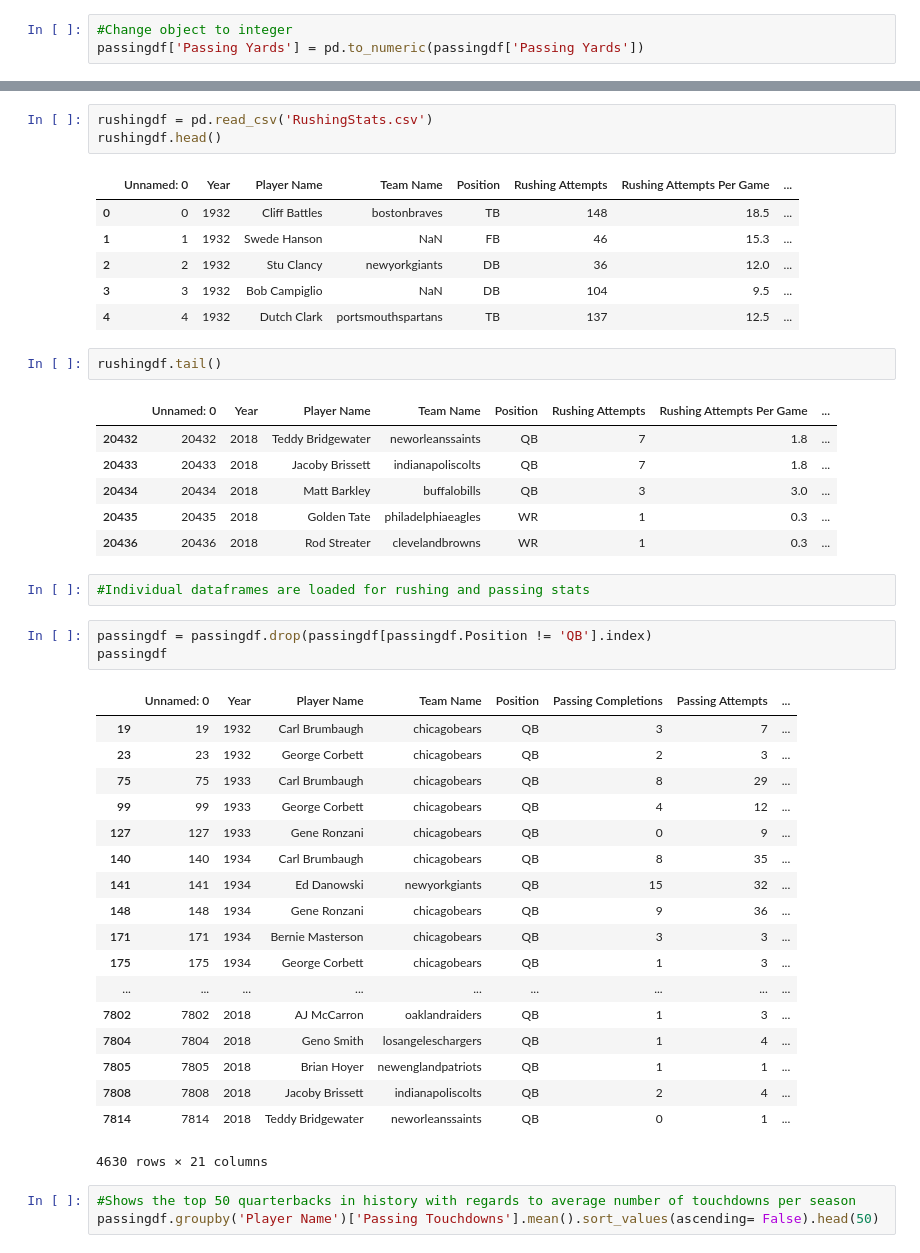
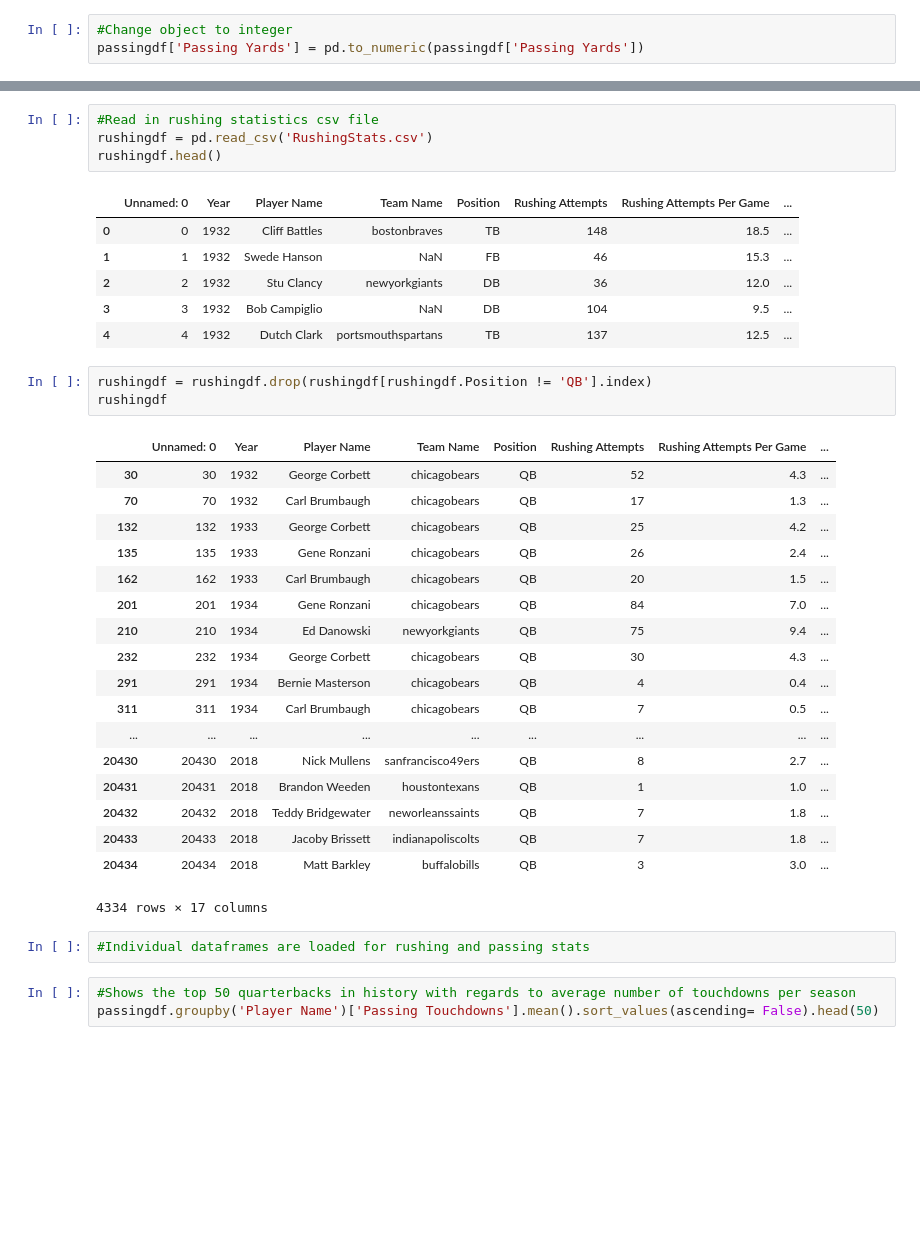
Before and after one commit to pmhoward96/DataAnalyticsProject, a Jupyter notebook: Stats Workbook.ipynb, the cells around one changed output, grey strips where cells are left out. Saved outputs shown, nothing was run; the diff lists cells and outputs as text; blank space fills up the shorter version.

Commit message:
Slice and Dice (Passing)

```diff
--- a/Stats Workbook.ipynb
+++ b/Stats Workbook.ipynb
@@ -109,4 +278,5 @@ memory usage: 1.3+ MB
 # %%
+#Read in rushing statistics csv file
 rushingdf = pd.read_csv('RushingStats.csv')
 rushingdf.head()
 # %% [output]
@@ -116,39 +286,30 @@ rushingdf.head()
 | 2 | 2 | 1932 | Stu Clancy | newyorkgiants | DB | 36 | 12.0 | ... |
 | 3 | 3 | 1932 | Bob Campiglio | NaN | DB | 104 | 9.5 | ... |
 | 4 | 4 | 1932 | Dutch Clark | portsmouthspartans | TB | 137 | 12.5 | ... |
-# %%
-rushingdf.tail()
-# %% [output]
-|  | Unnamed: 0 | Year | Player Name | Team Name | Position | Rushing Attempts | Rushing Attempts Per Game | ... |
-| 20432 | 20432 | 2018 | Teddy Bridgewater | neworleanssaints | QB | 7 | 1.8 | ... |
-| 20433 | 20433 | 2018 | Jacoby Brissett | indianapoliscolts | QB | 7 | 1.8 | ... |
-| 20434 | 20434 | 2018 | Matt Barkley | buffalobills | QB | 3 | 3.0 | ... |
-| 20435 | 20435 | 2018 | Golden Tate | philadelphiaeagles | WR | 1 | 0.3 | ... |
-| 20436 | 20436 | 2018 | Rod Streater | clevelandbrowns | WR | 1 | 0.3 | ... |
+# %%
+rushingdf = rushingdf.drop(rushingdf[rushingdf.Position != 'QB'].index)
+rushingdf
+# %% [output]
+|  | Unnamed: 0 | Year | Player Name | Team Name | Position | Rushing Attempts | Rushing Attempts Per Game | ... |
+| 30 | 30 | 1932 | George Corbett | chicagobears | QB | 52 | 4.3 | ... |
+| 70 | 70 | 1932 | Carl Brumbaugh | chicagobears | QB | 17 | 1.3 | ... |
+| 132 | 132 | 1933 | George Corbett | chicagobears | QB | 25 | 4.2 | ... |
+| 135 | 135 | 1933 | Gene Ronzani | chicagobears | QB | 26 | 2.4 | ... |
+| 162 | 162 | 1933 | Carl Brumbaugh | chicagobears | QB | 20 | 1.5 | ... |
+| 201 | 201 | 1934 | Gene Ronzani | chicagobears | QB | 84 | 7.0 | ... |
+| 210 | 210 | 1934 | Ed Danowski | newyorkgiants | QB | 75 | 9.4 | ... |
+| 232 | 232 | 1934 | George Corbett | chicagobears | QB | 30 | 4.3 | ... |
+| 291 | 291 | 1934 | Bernie Masterson | chicagobears | QB | 4 | 0.4 | ... |
+| 311 | 311 | 1934 | Carl Brumbaugh | chicagobears | QB | 7 | 0.5 | ... |
+| ... | ... | ... | ... | ... | ... | ... | ... | ... |
+| 20430 | 20430 | 2018 | Nick Mullens | sanfrancisco49ers | QB | 8 | 2.7 | ... |
+| 20431 | 20431 | 2018 | Brandon Weeden | houstontexans | QB | 1 | 1.0 | ... |
+| 20432 | 20432 | 2018 | Teddy Bridgewater | neworleanssaints | QB | 7 | 1.8 | ... |
+| 20433 | 20433 | 2018 | Jacoby Brissett | indianapoliscolts | QB | 7 | 1.8 | ... |
+| 20434 | 20434 | 2018 | Matt Barkley | buffalobills | QB | 3 | 3.0 | ... |
+4334 rows × 17 columns
 # %%
 #Individual dataframes are loaded for rushing and passing stats
-# %%
-passingdf = passingdf.drop(passingdf[passingdf.Position != 'QB'].index)
-passingdf
-# %% [output]
-|  | Unnamed: 0 | Year | Player Name | Team Name | Position | Passing Completions | Passing Attempts | ... |
-| 19 | 19 | 1932 | Carl Brumbaugh | chicagobears | QB | 3 | 7 | ... |
-| 23 | 23 | 1932 | George Corbett | chicagobears | QB | 2 | 3 | ... |
-| 75 | 75 | 1933 | Carl Brumbaugh | chicagobears | QB | 8 | 29 | ... |
-| 99 | 99 | 1933 | George Corbett | chicagobears | QB | 4 | 12 | ... |
-| 127 | 127 | 1933 | Gene Ronzani | chicagobears | QB | 0 | 9 | ... |
-| 140 | 140 | 1934 | Carl Brumbaugh | chicagobears | QB | 8 | 35 | ... |
-| 141 | 141 | 1934 | Ed Danowski | newyorkgiants | QB | 15 | 32 | ... |
-| 148 | 148 | 1934 | Gene Ronzani | chicagobears | QB | 9 | 36 | ... |
-| 171 | 171 | 1934 | Bernie Masterson | chicagobears | QB | 3 | 3 | ... |
-| 175 | 175 | 1934 | George Corbett | chicagobears | QB | 1 | 3 | ... |
-| ... | ... | ... | ... | ... | ... | ... | ... | ... |
-| 7802 | 7802 | 2018 | AJ McCarron | oaklandraiders | QB | 1 | 3 | ... |
-| 7804 | 7804 | 2018 | Geno Smith | losangeleschargers | QB | 1 | 4 | ... |
-| 7805 | 7805 | 2018 | Brian Hoyer | newenglandpatriots | QB | 1 | 1 | ... |
-| 7808 | 7808 | 2018 | Jacoby Brissett | indianapoliscolts | QB | 2 | 4 | ... |
-| 7814 | 7814 | 2018 | Teddy Bridgewater | neworleanssaints | QB | 0 | 1 | ... |
-4630 rows × 21 columns
 # %%
 #Shows the top 50 quarterbacks in history with regards to average number of touchdowns per season
 passingdf.groupby('Player Name')['Passing Touchdowns'].mean().sort_values(ascending= False).head(50)
```
Also changed, not shown: parts of 21 cells of this notebook.
